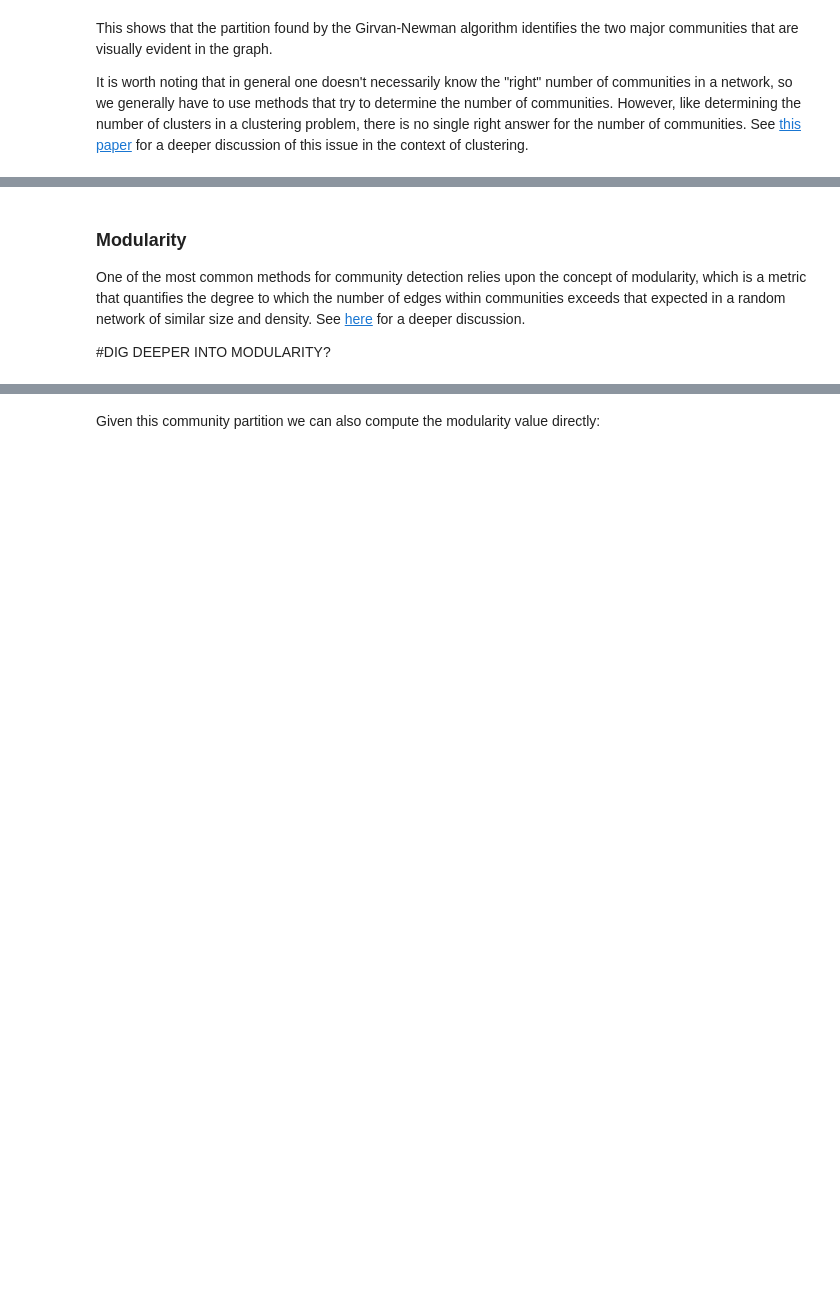
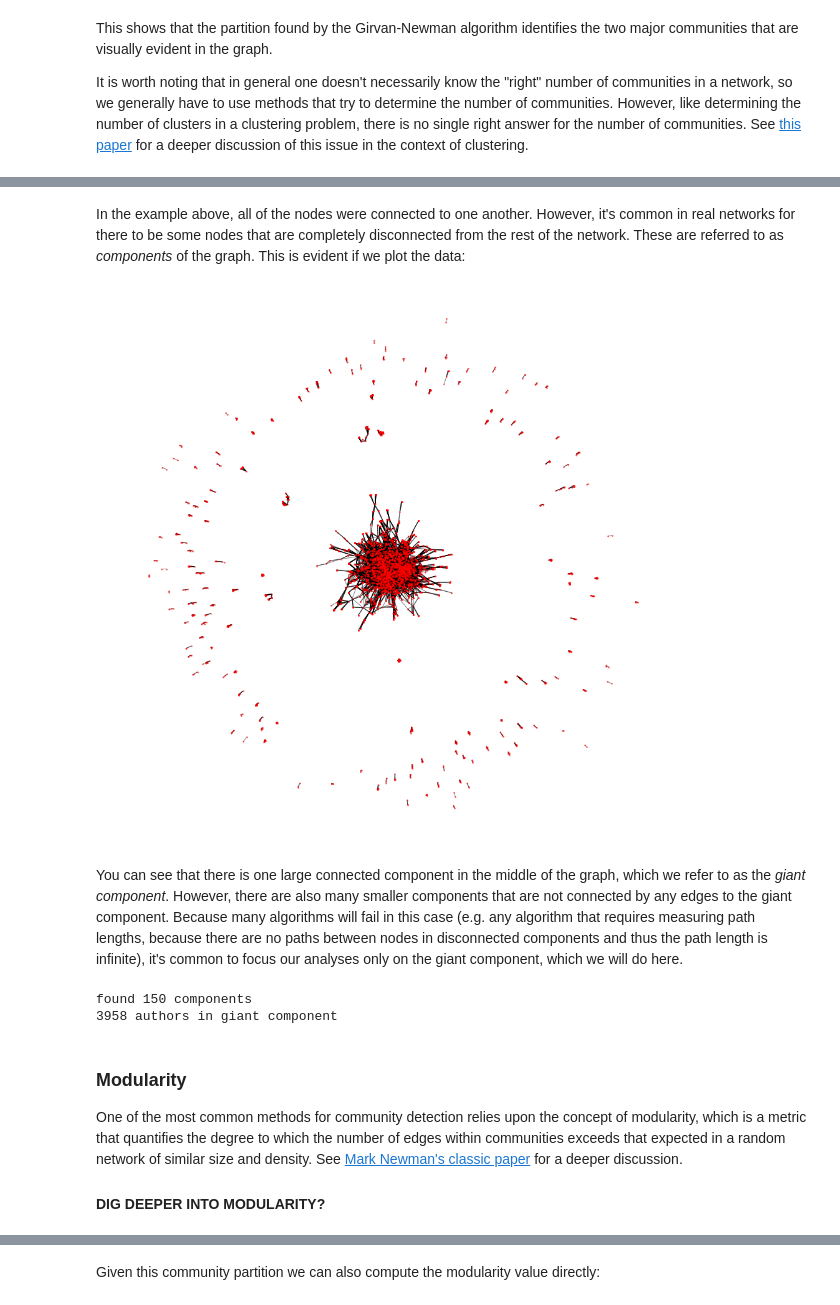
Before and after one commit to BrainNetworksCourse/brain-networks-course, a Jupyter notebook: Week3-NetworkModeling/Week3-NetworkStructure.ipynb, the cells around one changed output, grey strips where cells are left out. Cells and saved outputs as stored; diff of their text form; code cells hidden in the pictures; blank space fills up the shorter version.

```diff
--- a/Week3-NetworkModeling/Week3-NetworkStructure.ipynb
+++ b/Week3-NetworkModeling/Week3-NetworkStructure.ipynb
@@ -189,7 +181,0 @@ Now let's look at the Facebook data from last week's example.
-# %%
-facebook_data=pandas.read_csv('../data/facebook/facebook_combined.txt',sep=' ',
-                             header=None)
-# generate a networkx graph
-G_facebook=nx.Graph()
-for i in facebook_data.index:
-    G_facebook.add_edges_from([tuple(facebook_data.loc[i])])
@@ -196,7 +186,35 @@ for i in facebook_data.index:
+# %%
+def get_copub_data():
+    return(pickle.load(open('../data/pubmed/copub_data.pkl','rb')))
+copub,all_author_names,orcid_dict=get_copub_data()
+
+# generate a networkx graph
+G_copub=nx.Graph()
+for i in copub:
+    G_copub.add_edges_from([i])
+# %% [markdown]
+In the example above, all of the nodes were connected to one another.  However, it's common in real networks for there to be some nodes that are completely disconnected from the rest of the network.  These are referred to as *components* of the graph.  This is evident if we plot the data:
+# %%
+plt.figure(figsize=(12,12))
+nx.draw_spring(G_copub,node_size=3,alpha=0.5)
+# %% [output]
+[figure, added]
+# %% [markdown]
+You can see that there is one large connected component in the middle of the graph, which we refer to as the *giant component*.  However, there are also many smaller components that are not connected by any edges to the giant component.  Because many algorithms will fail in this case (e.g. any algorithm that requires measuring path lengths, because there are no paths between nodes in disconnected components and thus the path length is infinite), it's common to focus our analyses only on the giant component, which we will do here.
+# %%
+components = sorted(nx.connected_component_subgraphs(G_copub), key = len, reverse=True)
+print('found',len(components),'components')
+
+# create variable for giant component
+Gc_copub = components[0]
+print(len(Gc_copub.nodes),'authors in giant component')
+# %% [output]
+found 150 components
+3958 authors in giant component
 # %% [markdown]
 ### Modularity
 
-One of the most common methods for community detection relies upon the concept of modularity, which is a metric that quantifies the degree to which the number of edges within communities exceeds that expected in a random network of similar size and density.  See [here](https://www.ncbi.nlm.nih.gov/pmc/articles/PMC1482622/) for a deeper discussion.
+One of the most common methods for community detection relies upon the concept of modularity, which is a metric that quantifies the degree to which the number of edges within communities exceeds that expected in a random network of similar size and density.  See [Mark Newman's classic paper](https://www.ncbi.nlm.nih.gov/pmc/articles/PMC1482622/) for a deeper discussion.
 
-#DIG DEEPER INTO MODULARITY?
+#### DIG DEEPER INTO MODULARITY?
 # %% [markdown]
```
Also changed, not shown: parts of 44 cells of this notebook.
